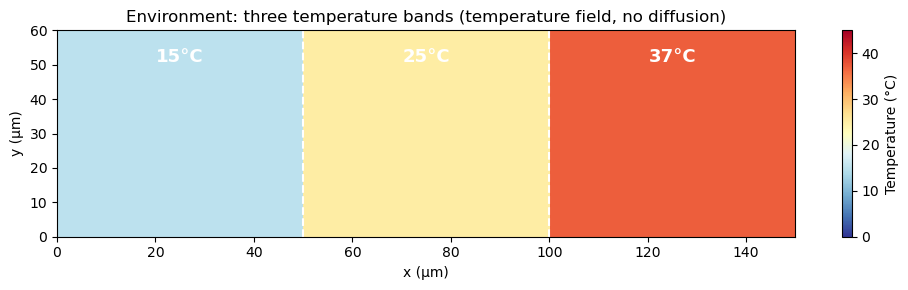
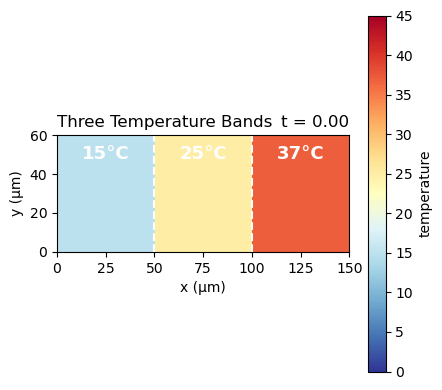
The notebook cell's code change between the first figure and the second:
--- before
+++ after
@@ -13,11 +13,9 @@
 )
 
-fig, ax = plt.subplots(figsize=(10, 3))
-im = ax.imshow(
-    temperature_values, origin="lower",
-    extent=[0, BOUNDS[0], 0, BOUNDS[1]],
-    cmap="RdYlBu_r", vmin=0, vmax=T_MAX, aspect="auto",
-)
-fig.colorbar(im, ax=ax, label="Temperature (\u00b0C)")
+temp_sim = Simulation(Colony([], env), dt=1.0, t_max=0.0)
+temp_sim.run(show_progress=False)
+
+fig = temp_sim.plot_field("temperature", cmap="RdYlBu_r", vmin=0, vmax=T_MAX)
+ax = fig.axes[0]
 for x_boundary in [50, 100]:
     ax.axvline(x_boundary, color="white", linewidth=1.5, linestyle="--")
@@ -30,5 +28,4 @@
 ax.set_xlabel("x (\u03bcm)")
 ax.set_ylabel("y (\u03bcm)")
-ax.set_title("Environment: three temperature bands (temperature field, no diffusion)")
 fig.tight_layout()
 plt.show()

Commit: refactoring visualization and adding visualization of Fields